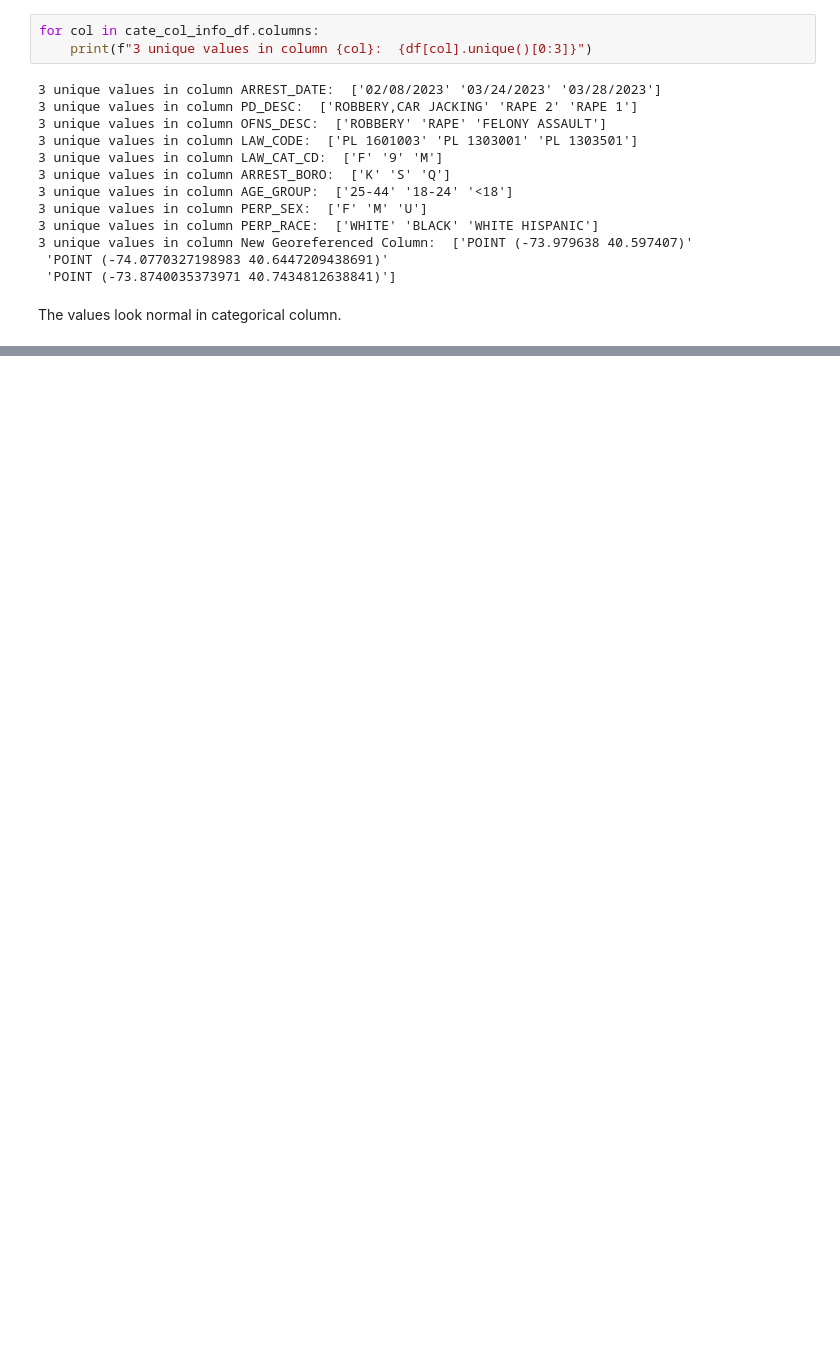
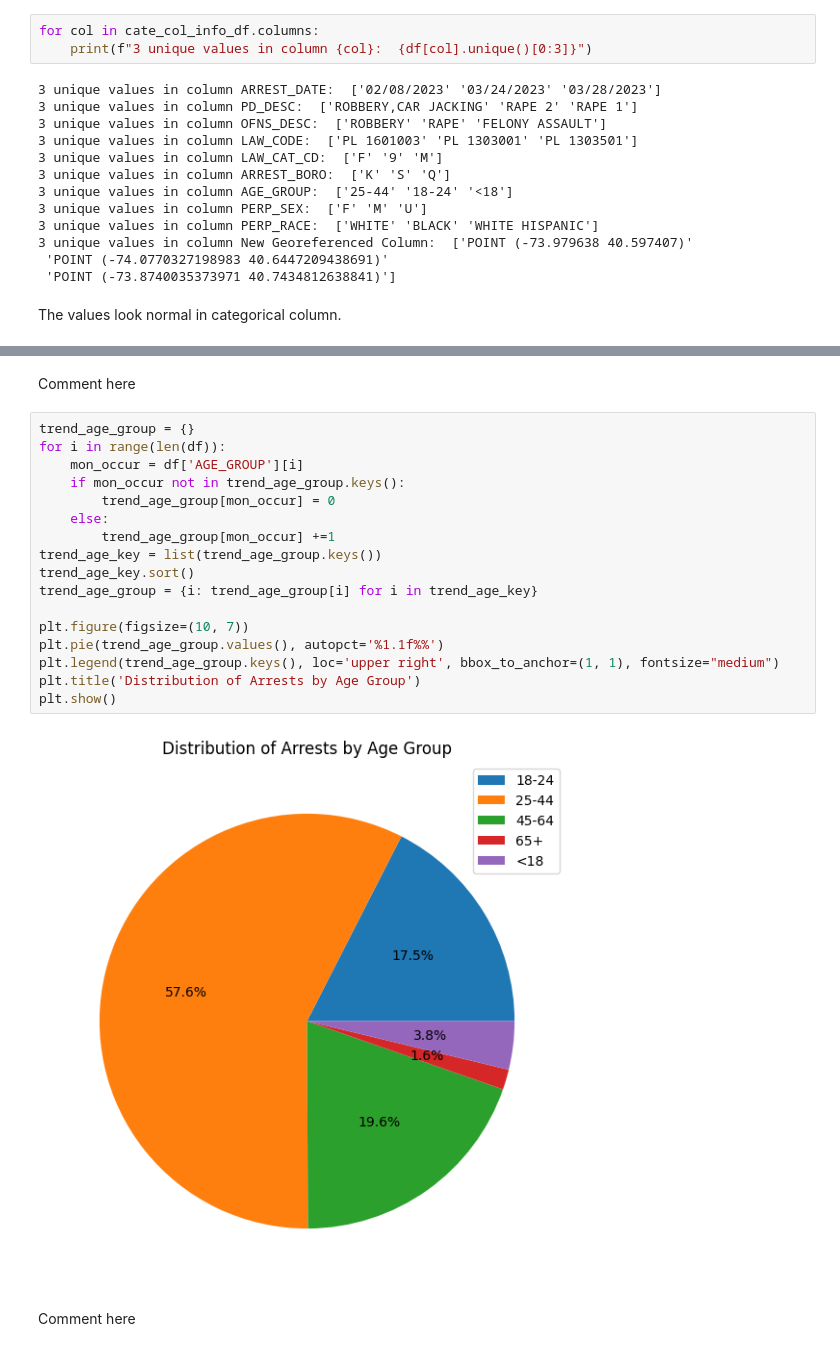
Before and after one commit to gigachad0209/Final-Project-LTKHDL, a Jupyter notebook: project.ipynb, the cells around one changed output, grey strips where cells are left out. Drawn from its saved outputs; the diff is of its cells as text; blank space fills up the shorter version.

```diff
--- a/project.ipynb
+++ b/project.ipynb
@@ -147,0 +169,23 @@ The values look normal in categorical column.
+# %% [markdown]
+Comment here
+# %%
+trend_age_group = {}
+for i in range(len(df)):
+    mon_occur = df['AGE_GROUP'][i]
+    if mon_occur not in trend_age_group.keys():
+        trend_age_group[mon_occur] = 0
+    else:
+        trend_age_group[mon_occur] +=1
+trend_age_key = list(trend_age_group.keys())
+trend_age_key.sort()
+trend_age_group = {i: trend_age_group[i] for i in trend_age_key}
+
+plt.figure(figsize=(10, 7))
+plt.pie(trend_age_group.values(), autopct='%1.1f%%')
+plt.legend(trend_age_group.keys(), loc='upper right', bbox_to_anchor=(1, 1), fontsize="medium")
+plt.title('Distribution of Arrests by Age Group')
+plt.show()
+# %% [output]
+[figure, added]
+# %% [markdown]
+Comment here
```
Also changed, not shown: parts of 3 cells of this notebook, 1 other file.
